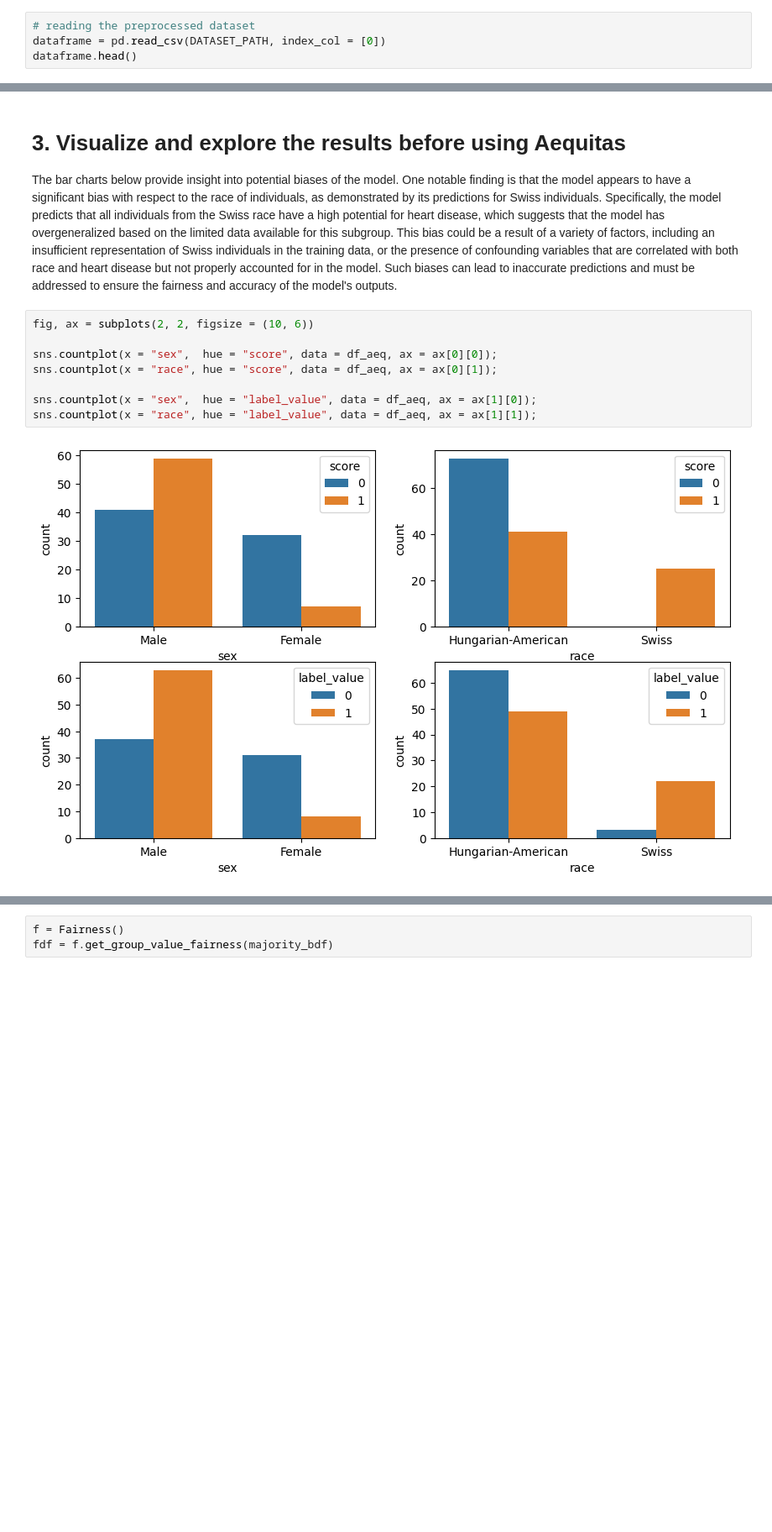
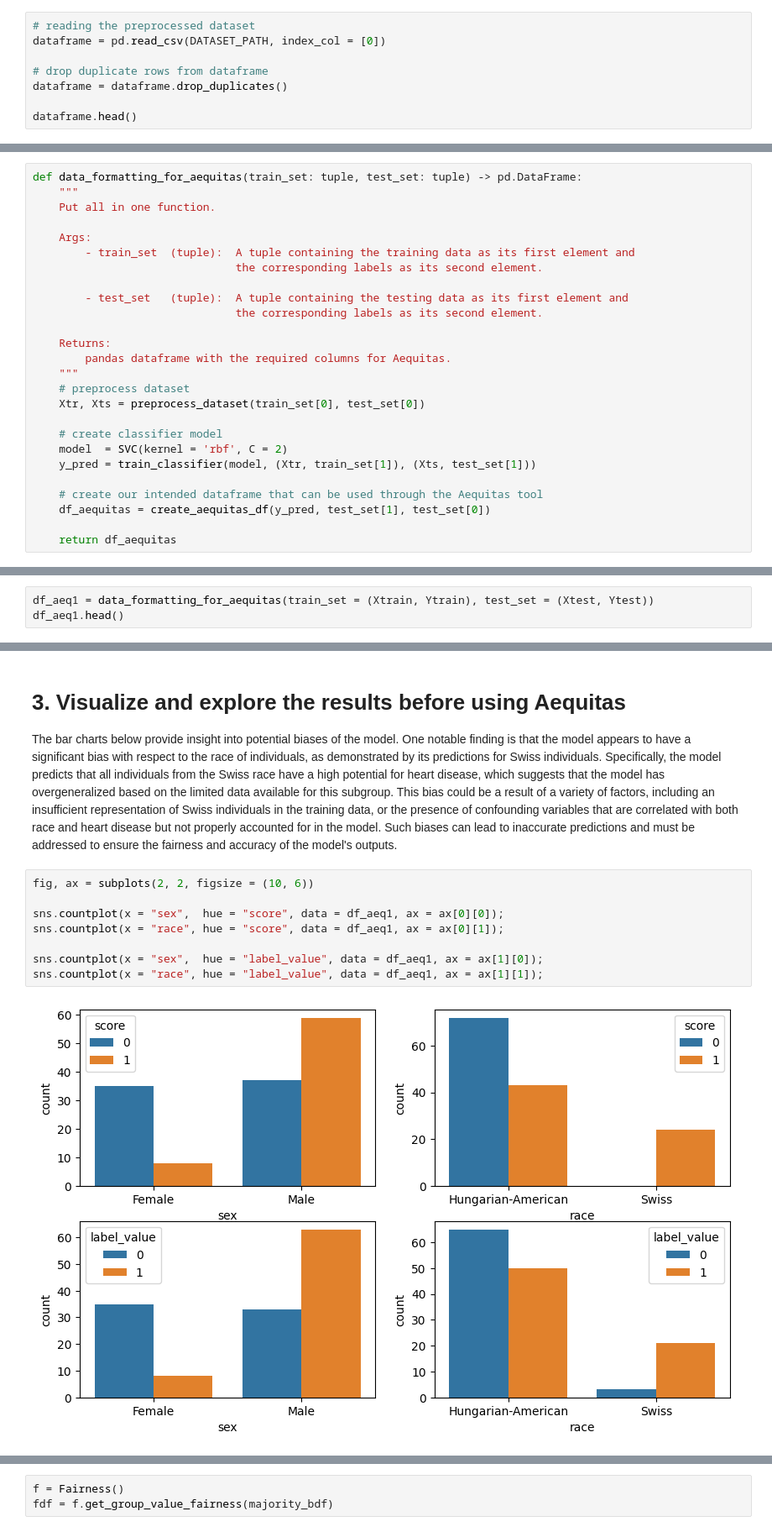
Before and after one commit to peyman-alv/healthcare-fairness-measurement, a Jupyter notebook: fairness_measurement.ipynb, the cells around one changed output, grey strips where cells are left out. Shown at 84% size. Saved outputs shown, nothing was run; the diff lists cells and outputs as text; blank space fills up the shorter version.

```diff
--- a/fairness_measurement.ipynb
+++ b/fairness_measurement.ipynb
@@ -81,6 +82,10 @@ The dataset pertains to the diagnosis of heart disease and consists of numeric-v
 # %%
 # reading the preprocessed dataset
 dataframe = pd.read_csv(DATASET_PATH, index_col = [0])
+
+# drop duplicate rows from dataframe
+dataframe = dataframe.drop_duplicates()
+
 dataframe.head()
 # %% [output]
 |  | age | sex | cp | trestbps | chol | fbs | restecg | thalach | exang | oldpeak | num | ... |
@@ -164,0 +180,26 @@ df_aeq.head()
+# %%
+def data_formatting_for_aequitas(train_set: tuple, test_set: tuple) -> pd.DataFrame:
+    """
+    Put all in one function.
+
+    Args:
+        - train_set  (tuple):  A tuple containing the training data as its first element and
+                               the corresponding labels as its second element.
+
+        - test_set   (tuple):  A tuple containing the testing data as its first element and
+                               the corresponding labels as its second element.
+
+    Returns:
+        pandas dataframe with the required columns for Aequitas.
+    """
+    # preprocess dataset
+    Xtr, Xts = preprocess_dataset(train_set[0], test_set[0])
+
+    # create classifier model
+    model  = SVC(kernel = 'rbf', C = 2)
+    y_pred = train_classifier(model, (Xtr, train_set[1]), (Xts, test_set[1]))
+
+    # create our intended dataframe that can be used through the Aequitas tool
+    df_aequitas = create_aequitas_df(y_pred, test_set[1], test_set[0])
+
+    return df_aequitas
@@ -164,0 +213,3 @@ df_aeq.head()
+# %%
+df_aeq1 = data_formatting_for_aequitas(train_set = (Xtrain, Ytrain), test_set = (Xtest, Ytest))
+df_aeq1.head()
@@ -169,13 +235,13 @@ The bar charts below provide insight into potential biases of the model. One not
 # %%
 fig, ax = subplots(2, 2, figsize = (10, 6))
 
-sns.countplot(x = "sex",  hue = "score", data = df_aeq, ax = ax[0][0]);
-sns.countplot(x = "race", hue = "score", data = df_aeq, ax = ax[0][1]);
+sns.countplot(x = "sex",  hue = "score", data = df_aeq1, ax = ax[0][0]);
+sns.countplot(x = "race", hue = "score", data = df_aeq1, ax = ax[0][1]);
 
-sns.countplot(x = "sex",  hue = "label_value", data = df_aeq, ax = ax[1][0]);
-sns.countplot(x = "race", hue = "label_value", data = df_aeq, ax = ax[1][1]);
+sns.countplot(x = "sex",  hue = "label_value", data = df_aeq1, ax = ax[1][0]);
+sns.countplot(x = "race", hue = "label_value", data = df_aeq1, ax = ax[1][1]);
 # %% [output]
-[figure, old version]
+[figure, new version]
 # %% [markdown]
 # 4. Visualize bias in the model ( Support Vector Classifier )
 
```
Also changed, not shown: parts of 18 cells of this notebook.
